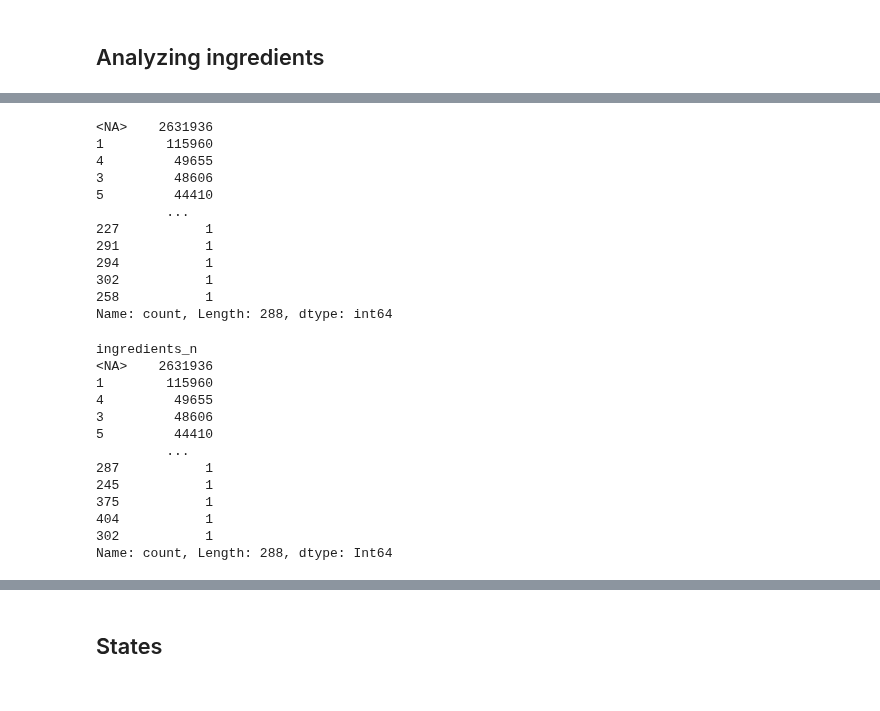
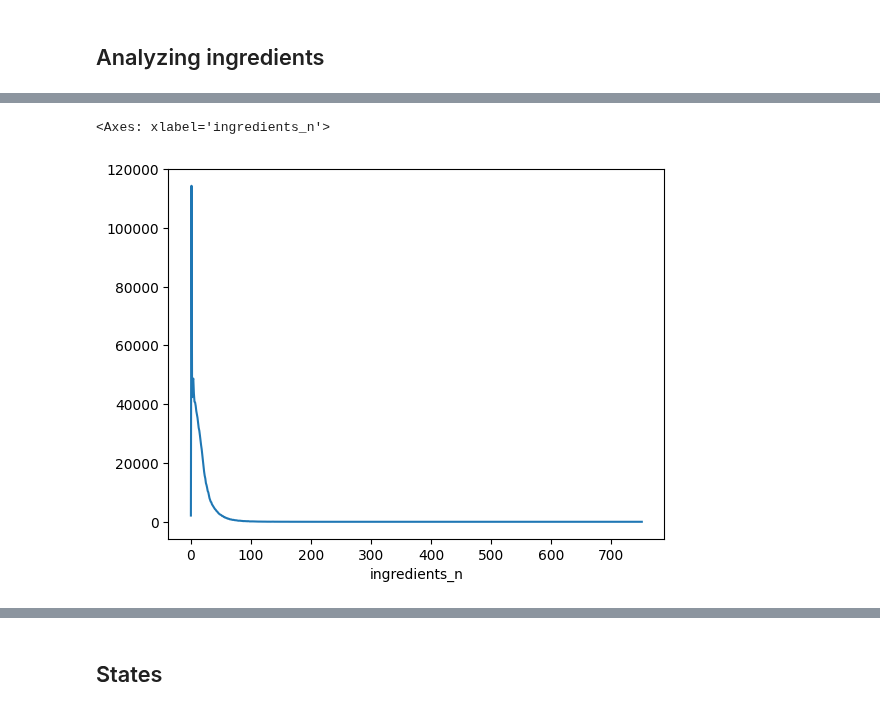
Before and after one commit to goerlitz/openfoodfacts-data-analysis, a Jupyter notebook: notebooks/13_analyze_ingredients.ipynb, the cells around one changed output, grey strips where cells are left out. Saved outputs shown, nothing was run; the diff lists cells and outputs as text; code cells hidden in the pictures.

```diff
--- a/notebooks/13_analyze_ingredients.ipynb
+++ b/notebooks/13_analyze_ingredients.ipynb
@@ -293,16 +273,0 @@ Name: count, Length: 288, dtype: int64
-# %%
-# extract integer part of int and float
-df.ingredients_n.astype(str).str.extract(r'(\d+)').astype('Int64').value_counts(dropna=False)
-# %% [output]
-<NA>    2631936
-1        115960
-4         49655
-3         48606
-5         44410
-         ...
-227           1
-291           1
-294           1
-302           1
-258           1
-Name: count, Length: 288, dtype: int64
@@ -309,17 +276,6 @@ Name: count, Length: 288, dtype: int64
 # %%
-df.ingredients_n.value_counts(dropna=False)
+df.ingredients_n.value_counts().sort_index().plot()
 # %% [output]
-ingredients_n
-<NA>    2631936
-1        115960
-4         49655
-3         48606
-5         44410
-         ...
-287           1
-245           1
-375           1
-404           1
-302           1
-Name: count, Length: 288, dtype: Int64
+<Axes: xlabel='ingredients_n'>
+[figure, added]
 # %%
```
Also changed, not shown: parts of 45 cells of this notebook.
